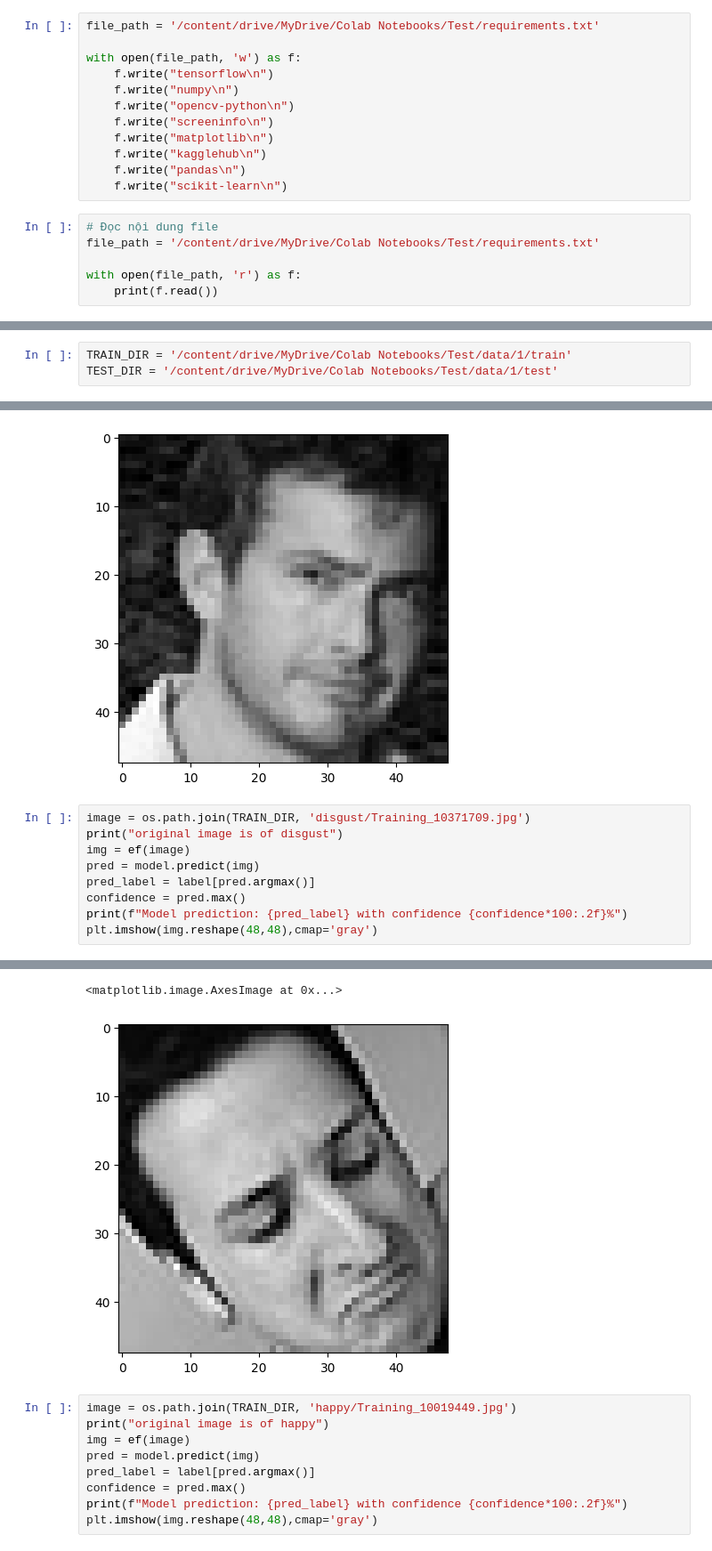
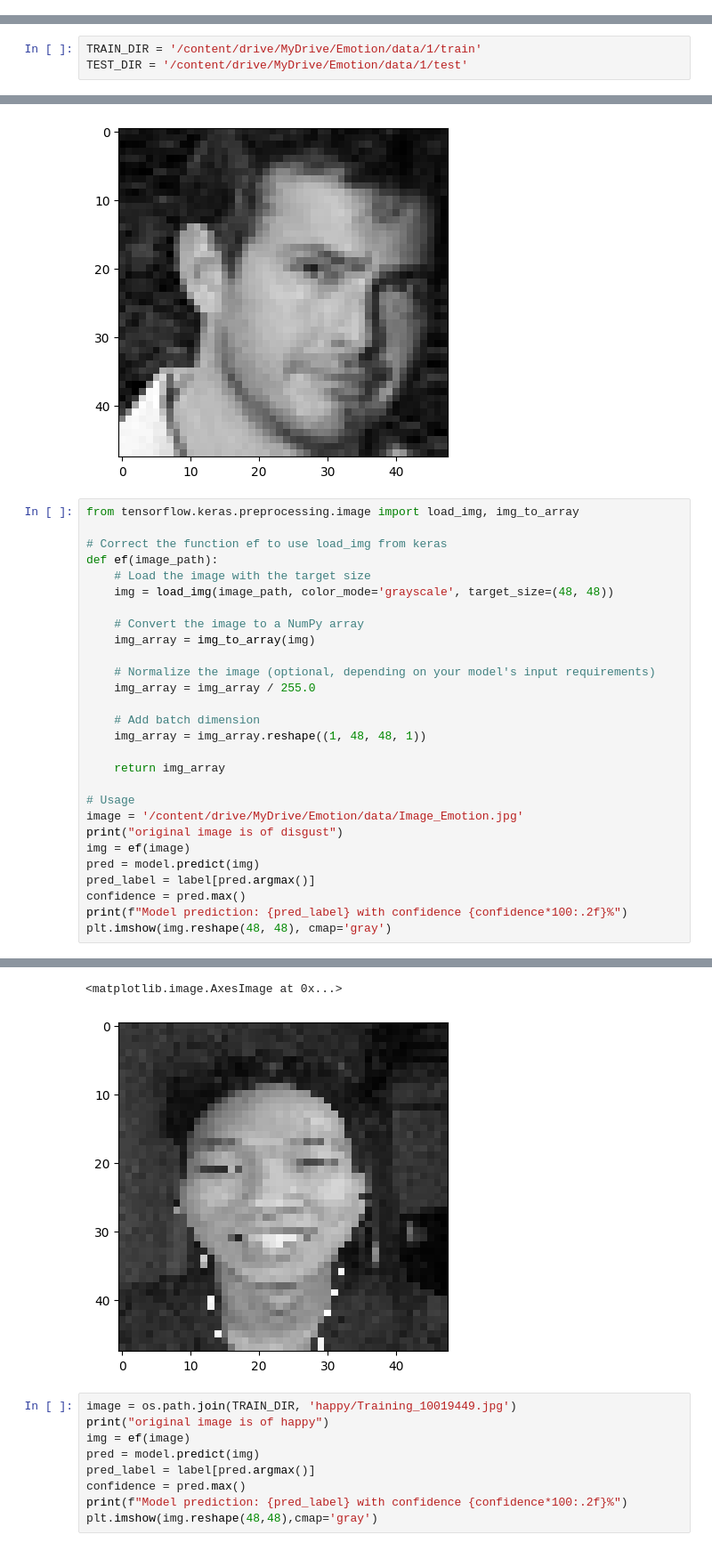
Before and after one commit to noobCode24/Facial-Emotion-Recognition, a Jupyter notebook: emotion.ipynb, the cells around one changed output, grey strips where cells are left out. Shown at 89% size. Saved outputs shown, nothing was run; the diff lists cells and outputs as text.

Commit message:
Update emotion

```diff
--- a/emotion.ipynb
+++ b/emotion.ipynb
@@ -35,21 +52,3 @@ Warning: Looks like you're using an outdated `kagglehub` version (installed: 0.3
 Downloading from https://www.kaggle.com/api/v1/datasets/download/msambare/fer2013?dataset_version_number=1...
 Extracting files...
 Path to dataset files: ./data
-# %%
-file_path = '/content/drive/MyDrive/Colab Notebooks/Test/requirements.txt'
-
-with open(file_path, 'w') as f:
-    f.write("tensorflow\n")
-    f.write("numpy\n")
-    f.write("opencv-python\n")
-    f.write("screeninfo\n")
-    f.write("matplotlib\n")
-    f.write("kagglehub\n")
-    f.write("pandas\n")
-    f.write("scikit-learn\n")
-# %%
-# Đọc nội dung file
-file_path = '/content/drive/MyDrive/Colab Notebooks/Test/requirements.txt'
-
-with open(file_path, 'r') as f:
-    print(f.read())
@@ -123,6 +89,6 @@ Successfully installed keras-preprocessing-1.1.2
 # %%
-TRAIN_DIR = '/content/drive/MyDrive/Colab Notebooks/Test/data/1/train'
-TEST_DIR = '/content/drive/MyDrive/Colab Notebooks/Test/data/1/test'
+TRAIN_DIR = '/content/drive/MyDrive/Emotion/data/1/train'
+TEST_DIR = '/content/drive/MyDrive/Emotion/data/1/test'
 # %%
 def createdataframe(dir):
     image_paths = []
@@ -389,13 +355,32 @@ Model prediction: angry with confidence 92.27%
 <matplotlib.image.AxesImage at 0x...>
 [figure]
 # %%
-image = os.path.join(TRAIN_DIR, 'disgust/Training_10371709.jpg')
+from tensorflow.keras.preprocessing.image import load_img, img_to_array
+
+# Correct the function ef to use load_img from keras
+def ef(image_path):
+    # Load the image with the target size
+    img = load_img(image_path, color_mode='grayscale', target_size=(48, 48))
+
+    # Convert the image to a NumPy array
+    img_array = img_to_array(img)
+
+    # Normalize the image (optional, depending on your model's input requirements)
+    img_array = img_array / 255.0
+
+    # Add batch dimension
+    img_array = img_array.reshape((1, 48, 48, 1))
+
+    return img_array
+
+# Usage
+image = '/content/drive/MyDrive/Emotion/data/Image_Emotion.jpg'
 print("original image is of disgust")
 img = ef(image)
 pred = model.predict(img)
 pred_label = label[pred.argmax()]
 confidence = pred.max()
 print(f"Model prediction: {pred_label} with confidence {confidence*100:.2f}%")
-plt.imshow(img.reshape(48,48),cmap='gray')
+plt.imshow(img.reshape(48, 48), cmap='gray')
 # %% [output]
 original image is of disgust
@@ -404,5 +389,5 @@ Model prediction: disgust with confidence 95.86%
 <matplotlib.image.AxesImage at 0x...>
-[figure, old version]
+[figure, new version]
 # %%
 image = os.path.join(TRAIN_DIR, 'happy/Training_10019449.jpg')
 print("original image is of happy")
```
Also changed, not shown: parts of 17 cells of this notebook.
